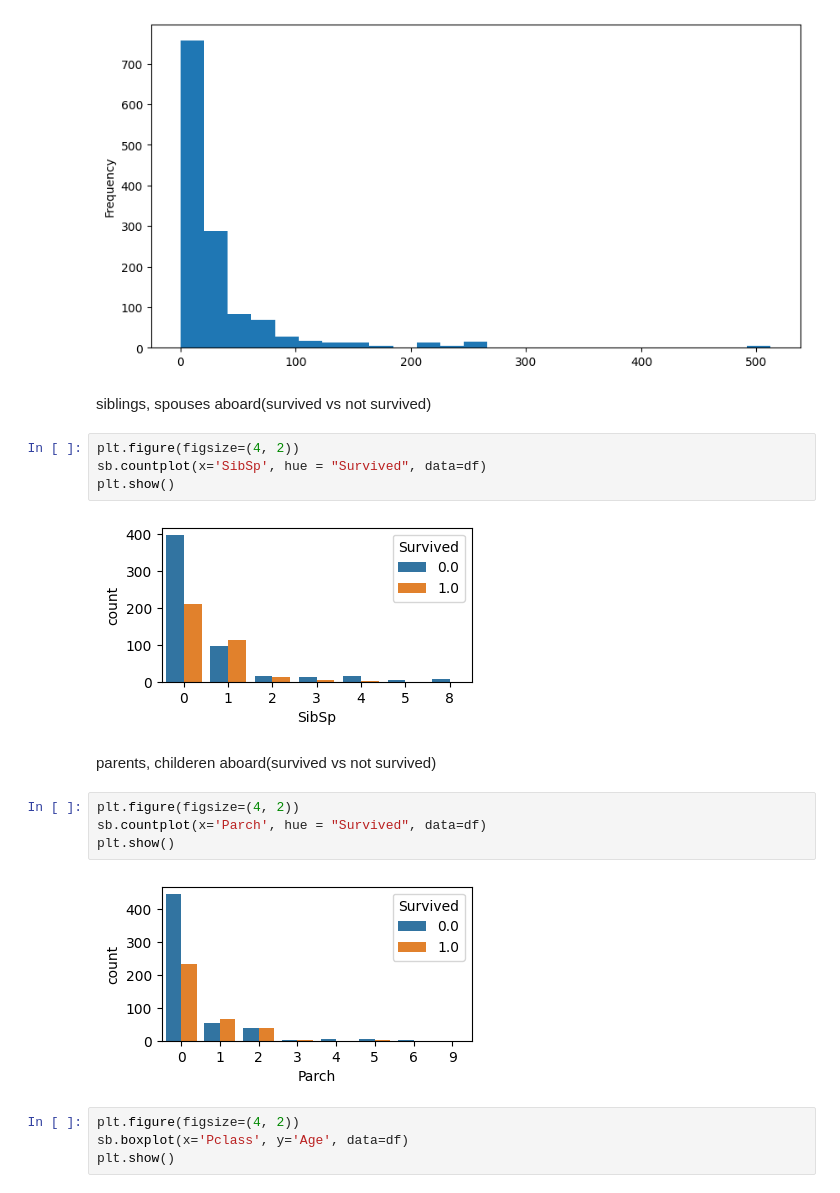
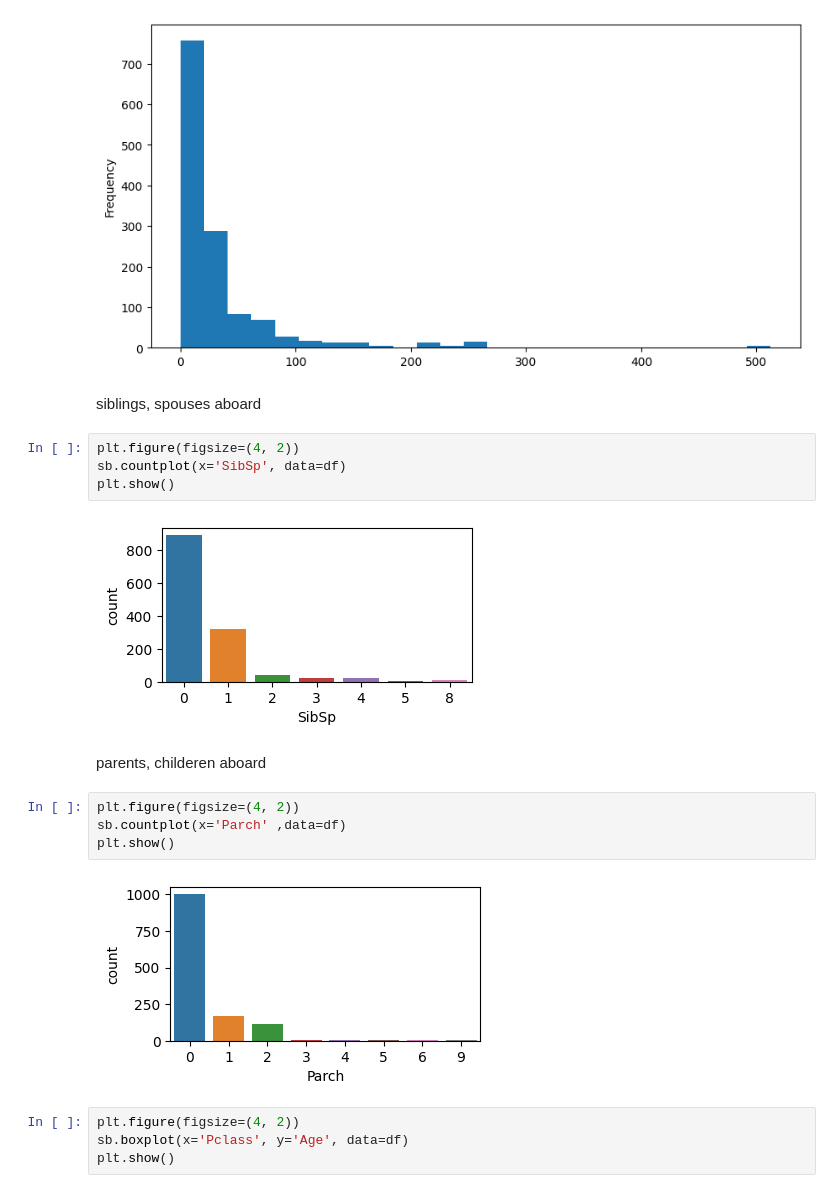
Before and after one commit to venkatesh010196/classification_titanicdata, a Jupyter notebook: classification.ipynb, the cells around one changed output. Cells and saved outputs as stored; diff of their text form.

```diff
--- a/classification.ipynb
+++ b/classification.ipynb
@@ -81,21 +87,21 @@ df['Fare'].plot.hist(bins=25, figsize=(10,5))
 <Axes: ylabel='Frequency'>
 [figure]
 # %% [markdown]
-siblings, spouses aboard(survived vs not survived)
+siblings, spouses aboard
 # %%
 plt.figure(figsize=(4, 2))
-sb.countplot(x='SibSp', hue = "Survived", data=df)
+sb.countplot(x='SibSp', data=df)
 plt.show()
 # %% [output]
-[figure, old version]
+[figure, new version]
 # %% [markdown]
-parents, childeren aboard(survived vs not survived)
+parents, childeren aboard
 # %%
 plt.figure(figsize=(4, 2))
-sb.countplot(x='Parch', hue = "Survived", data=df)
+sb.countplot(x='Parch' ,data=df)
 plt.show()
 # %% [output]
-[figure, old version]
+[figure, new version]
 # %%
 plt.figure(figsize=(4, 2))
 sb.boxplot(x='Pclass', y='Age', data=df)
```
Also changed, not shown: parts of 13 cells of this notebook.
